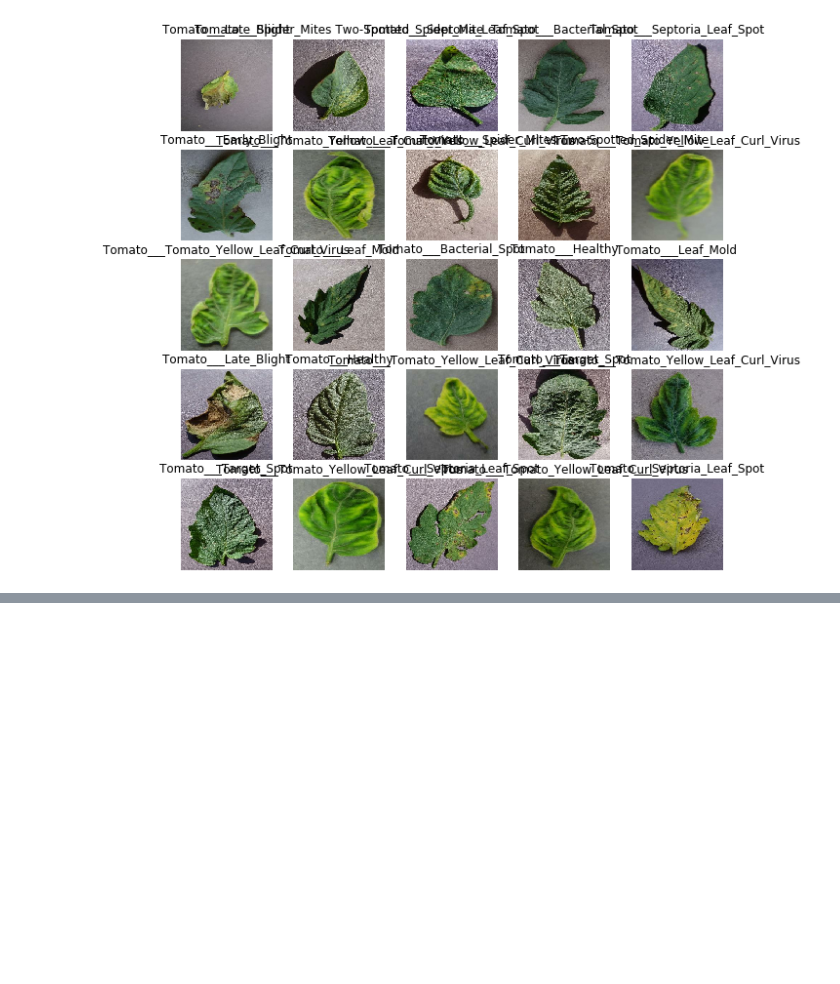
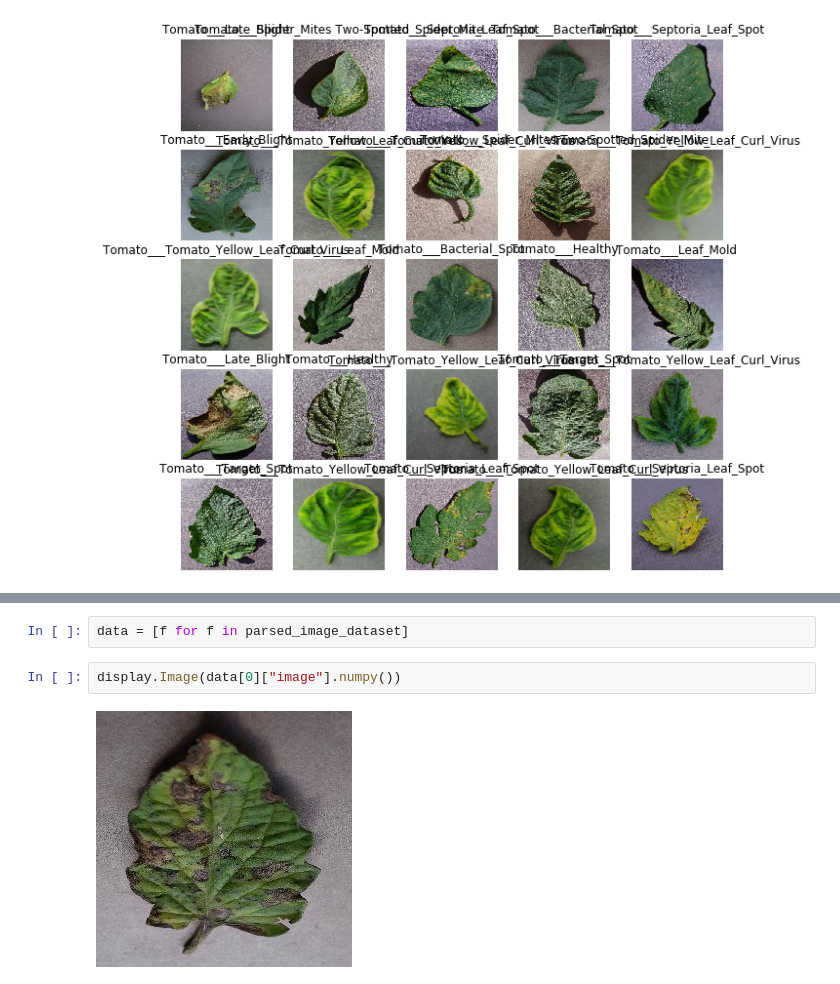
Before and after one commit to bitjockey42/ikapati-research, a Jupyter notebook: notebooks/2.1-agj-image-preprocessing.ipynb, the cells around one changed output, grey strips where cells are left out. Drawn from its saved outputs; the diff is of its cells as text; blank space fills up the shorter version.

```diff
--- a/notebooks/2.1-agj-image-preprocessing.ipynb
+++ b/notebooks/2.1-agj-image-preprocessing.ipynb
@@ -176,0 +351,6 @@ show_batch(image_batch.numpy(), label_batch.numpy())
+# %%
+data = [f for f in parsed_image_dataset]
+# %%
+display.Image(data[0]["image"].numpy())
+# %% [output]
+[figure, added]
```
Also changed, not shown: parts of 19 cells of this notebook, 1 other file.
